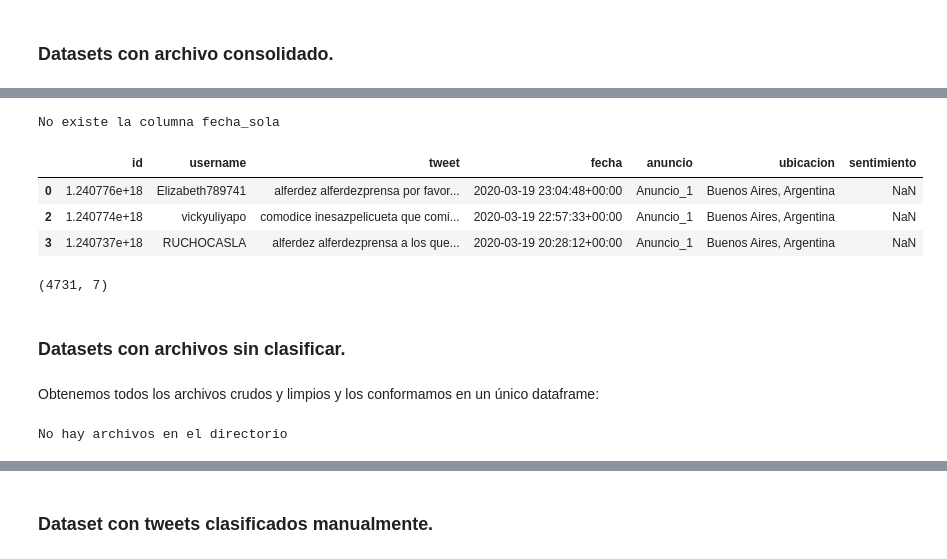
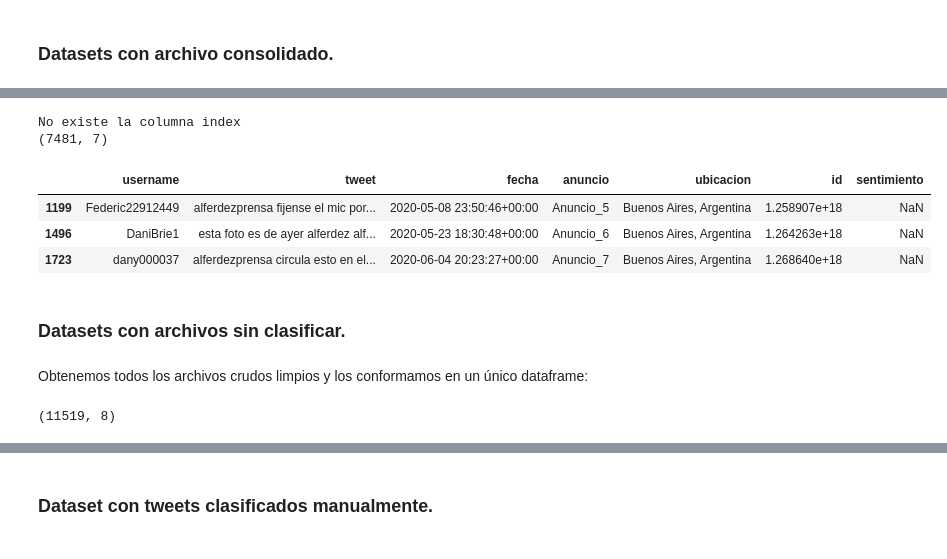
Before and after one commit to eugeperotti/tp_integrador, a Jupyter notebook: 1. Cuarentena Tweets - Dataset y EDA.ipynb, the cells around one changed output, grey strips where cells are left out. Cells and saved outputs as stored; diff of their text form; code cells hidden in the pictures.

```diff
--- a/1. Cuarentena Tweets - Dataset y EDA.ipynb
+++ b/1. Cuarentena Tweets - Dataset y EDA.ipynb
@@ -316,34 +316,32 @@ df_consolidado_nuevo.head()
 # %%
-df = clean_up_df(df_consolidado_nuevo)
-df.head(3)
+df_consolidado = clean_up_df(df_consolidado_nuevo)
+print(df_consolidado.shape)
+df_consolidado.head(3)
 # %% [output]
-No existe la columna fecha_sola
+No existe la columna index
+(7481, 7)
-|  | id | username | tweet | fecha | anuncio | ubicacion | sentimiento |
-| 0 | 1.240776e+18 | Elizabeth789741 | alferdez alferdezprensa por favor... | 2020-03-19 23:04:48+00:00 | Anuncio_1 | Buenos Aires, Argentina | NaN |
-| 2 | 1.240774e+18 | vickyuliyapo | comodice inesazpelicueta que comi... | 2020-03-19 22:57:33+00:00 | Anuncio_1 | Buenos Aires, Argentina | NaN |
-| 3 | 1.240737e+18 | RUCHOCASLA | alferdez alferdezprensa a los que... | 2020-03-19 20:28:12+00:00 | Anuncio_1 | Buenos Aires, Argentina | NaN |
+|  | username | tweet | fecha | anuncio | ubicacion | id | sentimiento |
+| 1199 | Federic22912449 | alferdezprensa fijense el mic por... | 2020-05-08 23:50:46+00:00 | Anuncio_5 | Buenos Aires, Argentina | 1.258907e+18 | NaN |
+| 1496 | DaniBrie1 | esta foto es de ayer alferdez alf... | 2020-05-23 18:30:48+00:00 | Anuncio_6 | Buenos Aires, Argentina | 1.264263e+18 | NaN |
+| 1723 | dany000037 | alferdezprensa circula esto en el... | 2020-06-04 20:23:27+00:00 | Anuncio_7 | Buenos Aires, Argentina | 1.268640e+18 | NaN |
-# %%
-df.shape
-# %% [output]
-(4731, 7)
 # %% [markdown]
 ### Datasets con archivos sin clasificar.
 # %% [markdown]
-Obtenemos todos los archivos crudos y limpios y los conformamos en un único dataframe:
+Obtenemos todos los archivos crudos limpios y los conformamos en un único dataframe:
 # %%
-path = 'Data/Crudos/'
-all_files = glob.glob(path + "/*.csv")
+path_crudos = 'Data/Crudos/'
+all_files_crudos = glob.glob(path_crudos + "/*.csv")
 
-li = []
+li_crudos = []
 
 try:
-    for filename in all_files:
-        df = pd.read_csv(filename, index_col=None, sep = ';', header=0)
-        li.append(df)
-    concatenado = pd.concat(li, axis=0, ignore_index=True)
+    for filename in all_files_crudos:
+        df_sin_clasificar = pd.read_csv(filename, sep = ';', header=0)
+        li_crudos.append(df_sin_clasificar)
+    concatenado = pd.concat(li_crudos, axis=0)
     df_sin_clasificar = concatenado.drop_duplicates()
     print(df_sin_clasificar.shape)
 except:
     print("No hay archivos en el directorio")
 # %% [output]
-No hay archivos en el directorio
+(11519, 8)
```
Also changed, not shown: parts of 40 cells of this notebook, 25 other files.
